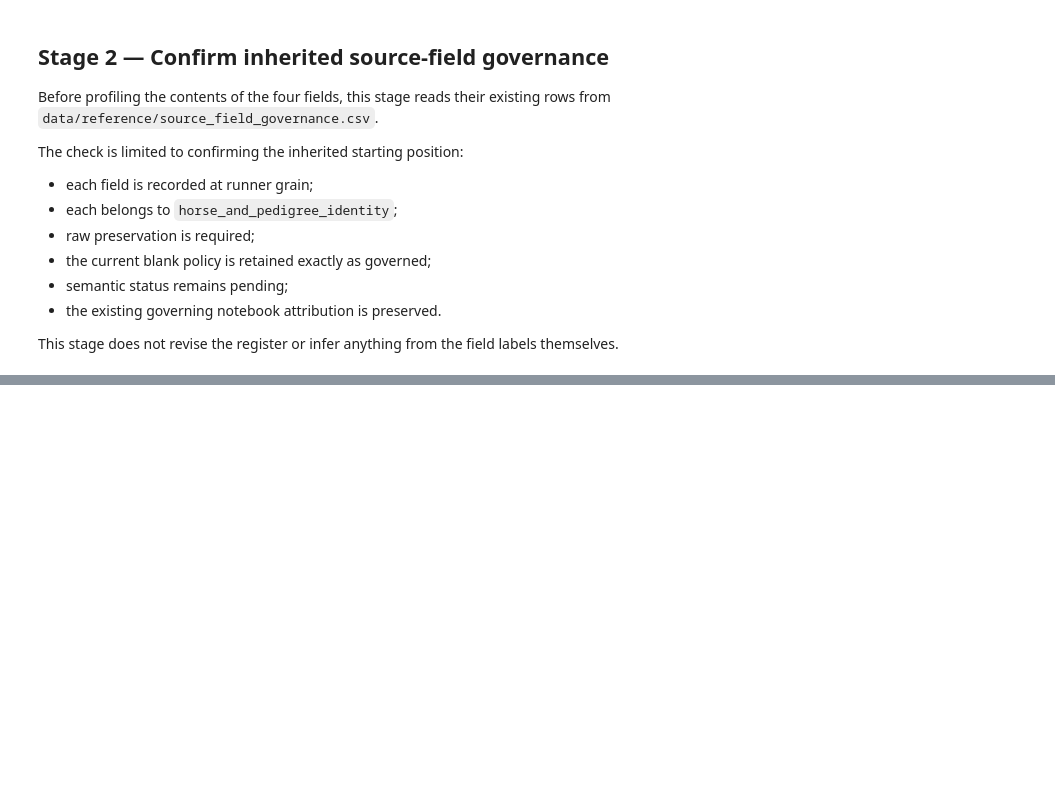
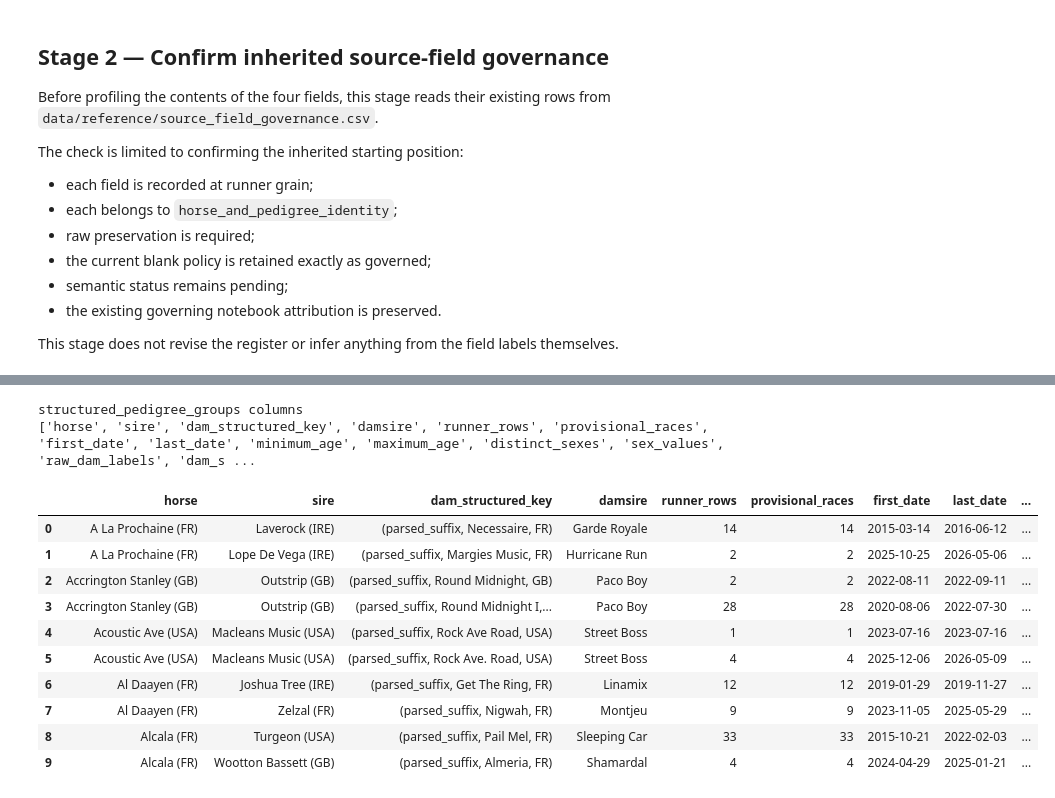
Before and after one commit to rjmac22/inside-rails-horse-racing, a Jupyter notebook: notebooks/19_horse_and_pedigree_identity.ipynb, the cells around one changed output, grey strips where cells are left out. Saved outputs shown, nothing was run; the diff lists cells and outputs as text; code cells hidden in the pictures; blank space fills up the shorter version.

```diff
--- a/notebooks/19_horse_and_pedigree_identity.ipynb
+++ b/notebooks/19_horse_and_pedigree_identity.ipynb
@@ -192,0 +5225,19 @@ horse_identity_governance
+# %%
+print("structured_pedigree_groups columns")
+print(structured_pedigree_groups.columns.tolist())
+
+display(structured_pedigree_groups.head(10))
+# %% [output]
+structured_pedigree_groups columns
+['horse', 'sire', 'dam_structured_key', 'damsire', 'runner_rows', 'provisional_races', 'first_date', 'last_date', 'minimum_age', 'maximum_age', 'distinct_sexes', 'sex_values', 'raw_dam_labels', 'dam_s ...
+|  | horse | sire | dam_structured_key | damsire | runner_rows | provisional_races | first_date | last_date | ... |
+| 0 | A La Prochaine (FR) | Laverock (IRE) | (parsed_suffix, Necessaire, FR) | Garde Royale | 14 | 14 | 2015-03-14 | 2016-06-12 | ... |
+| 1 | A La Prochaine (FR) | Lope De Vega (IRE) | (parsed_suffix, Margies Music, FR) | Hurricane Run | 2 | 2 | 2025-10-25 | 2026-05-06 | ... |
+| 2 | Accrington Stanley (GB) | Outstrip (GB) | (parsed_suffix, Round Midnight, GB) | Paco Boy | 2 | 2 | 2022-08-11 | 2022-09-11 | ... |
+| 3 | Accrington Stanley (GB) | Outstrip (GB) | (parsed_suffix, Round Midnight I,... | Paco Boy | 28 | 28 | 2020-08-06 | 2022-07-30 | ... |
+| 4 | Acoustic Ave (USA) | Macleans Music (USA) | (parsed_suffix, Rock Ave Road, USA) | Street Boss | 1 | 1 | 2023-07-16 | 2023-07-16 | ... |
+| 5 | Acoustic Ave (USA) | Macleans Music (USA) | (parsed_suffix, Rock Ave. Road, USA) | Street Boss | 4 | 4 | 2025-12-06 | 2026-05-09 | ... |
+| 6 | Al Daayen (FR) | Joshua Tree (IRE) | (parsed_suffix, Get The Ring, FR) | Linamix | 12 | 12 | 2019-01-29 | 2019-11-27 | ... |
+| 7 | Al Daayen (FR) | Zelzal (FR) | (parsed_suffix, Nigwah, FR) | Montjeu | 9 | 9 | 2023-11-05 | 2025-05-29 | ... |
+| 8 | Alcala (FR) | Turgeon (USA) | (parsed_suffix, Pail Mel, FR) | Sleeping Car | 33 | 33 | 2015-10-21 | 2022-02-03 | ... |
+| 9 | Alcala (FR) | Wootton Bassett (GB) | (parsed_suffix, Almeria, FR) | Shamardal | 4 | 4 | 2024-04-29 | 2025-01-21 | ... |
```
Also changed, not shown: parts of 93 cells of this notebook.
